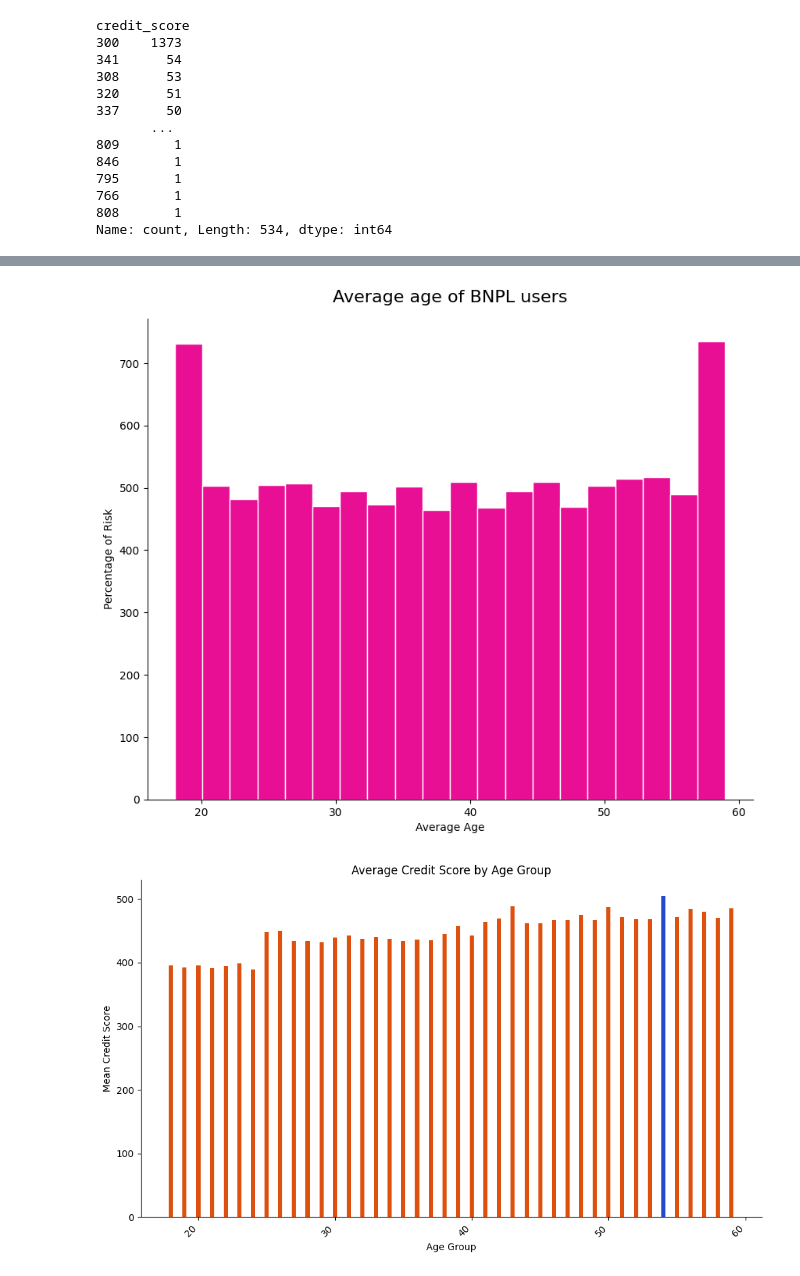
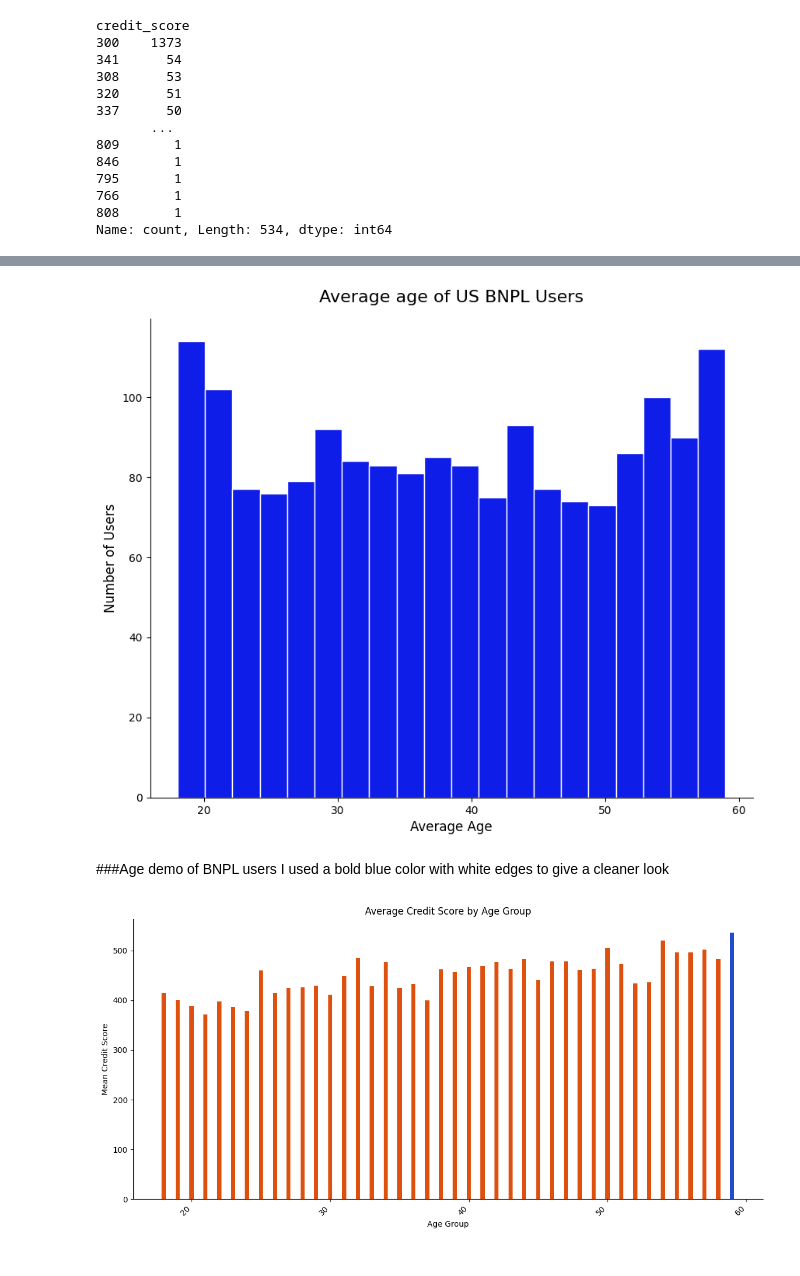
Before and after one commit to NaniCode725/Buy-Now-Pay-Later-Credit-Risk-Prediction, a Jupyter notebook: Data/Notebooks/visualization.ipynb, the cells around one changed output, grey strips where cells are left out. Cells and saved outputs as stored; diff of their text form; code cells hidden in the pictures.

Commit message:
cleaned both datasets

```diff
--- a/Data/Notebooks/visualization.ipynb
+++ b/Data/Notebooks/visualization.ipynb
@@ -39,0 +5,6 @@ Index(['user_id', 'age', 'employment_type', 'monthly_income', 'credit_score',
+# %%
+import pandas as pd
+
+#Importing data
+BNPL = pd.read_csv('../Data/Buy_Now_Pay_Later_BNPL_CreditRisk_Dataset.csv')
+Salary = pd.read_csv('../Data/usa_col_salary_longitudinal_2010_2024.csv')
@@ -40,6 +39,6 @@ Index(['user_id', 'age', 'employment_type', 'monthly_income', 'credit_score',
 # %%
 #Keeping only columns needed for research
-df = df[['age', 'monthly_income', 'credit_score',
+BNPL_clean = BNPL[['age', 'monthly_income', 'credit_score',
        'repayment_delay_days', 'missed_payments',
         'location',
        'debt_to_income_ratio', 'risk_score', 'customer_segment']]
@@ -64,0 +81,5 @@ dtype: object
+# %%
+#filtering for USA
+bnpl_usa= BNPL_clean[BNPL_clean['location'] == 'USA'].copy()
+
+print('US BNPL rows:', bnpl_usa.shape[0])
@@ -127,7 +149,7 @@ Name: monthly_income, dtype: float64
 # %%
 #Create a true montly income column by dividing the annual values by 12
-df['true_monthly_income'] = df['monthly_income'] / 12
+bnpl_usa['true_monthly_income'] = bnpl_usa['monthly_income'] / 12
 
 #Checking new  stats
-df['true_monthly_income'].describe()
+bnpl_usa['true_monthly_income'].describe()
 # %% [output]
@@ -183,16 +207,16 @@ Name: count, dtype: int64
 
 plt.figure(figsize=(10,8))
 plt.hist(
-    df["age"],
+    bnpl_usa["age"],
     bins=20,
-    color="#e90f95",
+    color="#0f1de9",
     edgecolor = "white"
 )
 
 
-plt.xlabel("Average Age")
-plt.ylabel("Percentage of Risk")
-plt.title("Average age of BNPL users", fontsize=16, pad=15)
+plt.xlabel("Average Age", fontsize=12)
+plt.ylabel("Number of Users", fontsize=12)
+plt.title("Average age of US BNPL Users", fontsize=16, pad=15)
 
 ax= plt.gca()
 for spine in ax.spines.values():
@@ -200,34 +224,38 @@ for spine in ax.spines.values():
 ax.spines["top"].set_visible(False)
 ax.spines["right"].set_visible(False)
 
+#Display the plot
 plt.show()
 # %% [output]
-[figure, old version]
+[figure, new version]
+# %% [markdown]
+###Age demo of BNPL users
+I used a bold blue color with white edges to give a cleaner look
 # %%
 #Grouping by age and calculating the mean credit score
-avg_credit_by_age = df.groupby('age')['credit_score'].mean().reset_index()
+avg_credit_by_age = bnpl_usa.groupby('age')['credit_score'].mean().reset_index()
 
 #Plot and default color
-plt.figure(figsize=(10,6))
+plt.figure(figsize=(12,6))
 colors = ["#dd500e"]*len(avg_credit_by_age)
 
 #Bar Color
 max_index = avg_credit_by_age['credit_score'].idxmax()
 highlight_position = avg_credit_by_age.index.get_loc(max_index)
 colors[max_index] = "#123eccee"
 
 plt.bar(avg_credit_by_age['age'], avg_credit_by_age['credit_score'], color = colors, width =0.3)
 ax = plt.gca()
 ax.spines['top'].set_visible(False)
 ax.spines['right'].set_visible(False)
 
 plt.xlabel("Age Group")
 plt.ylabel("Mean Credit Score")
 plt.title("Average Credit Score by Age Group")
 plt.xticks(rotation=45, ha="right")
 plt.tight_layout()
 plt.show()
 # %% [output]
-[figure, old version]
+[figure, new version]
 # %%
 #Plotting a histogram of the true monthly income
```
Also changed, not shown: parts of 25 cells of this notebook.
